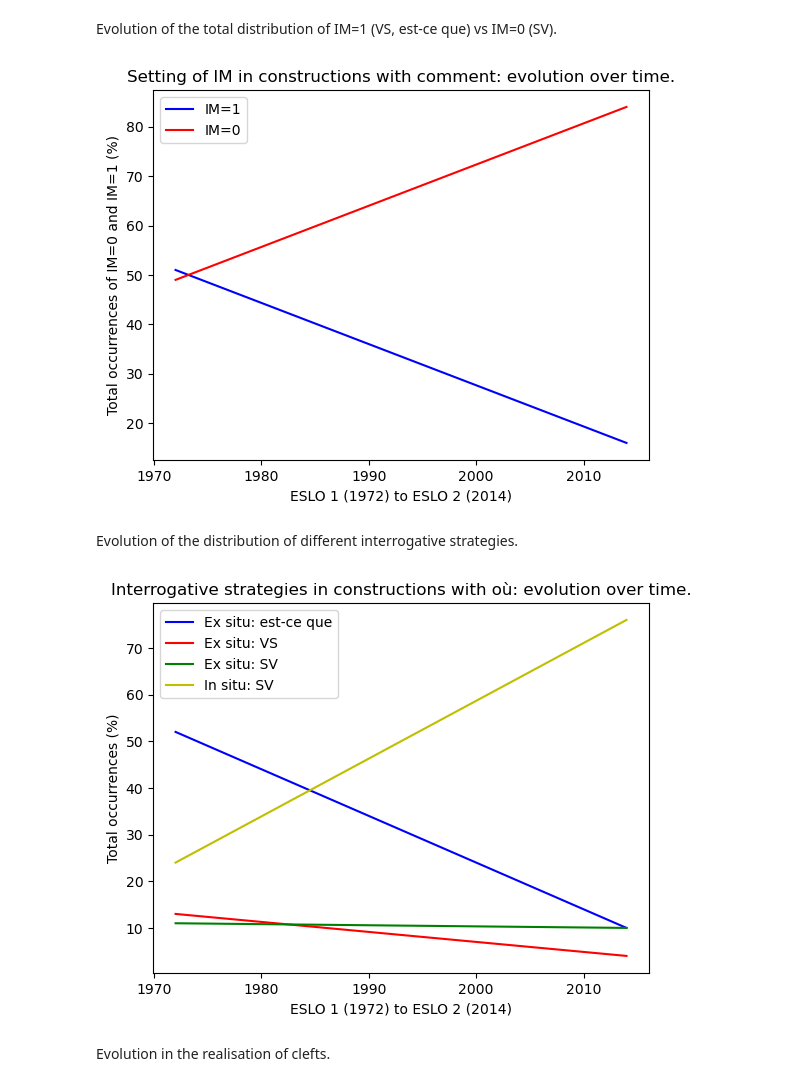
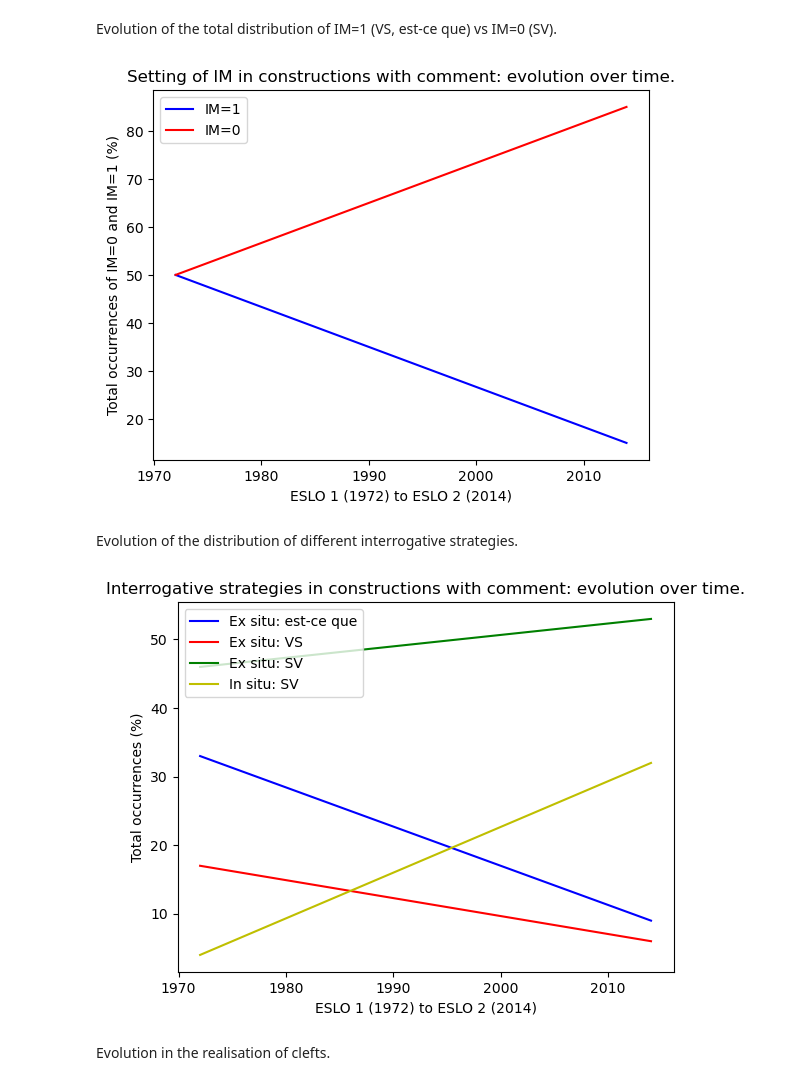
Before and after one commit to CaterinaBi/parameters-corpus-work, a Jupyter notebook: data/ESLO/visualisations/visualisations_comment.ipynb, the cells around one changed output. Cells and saved outputs as stored; diff of their text form; code cells hidden in the pictures.

Commit message:
Implements last visualisation

```diff
--- a/data/ESLO/visualisations/visualisations_comment.ipynb
+++ b/data/ESLO/visualisations/visualisations_comment.ipynb
@@ -31,10 +31,10 @@ Evolution of the total distribution of IM=1 (VS, est-ce que) vs IM=0 (SV).
 # setting of IM with comment
 
 x1 = [1972, 2014] # IM=1
-y1 = [51, 16]
+y1 = [50, 15]
 
 x2 = [1972, 2014] # IM=0
-y2 = [49, 84]
+y2 = [50, 85]
 
 for i in range(0, len(x), 2):
     plt.plot(x1, y1, "-b", label="IM=1")
@@ -51,42 +51,42 @@ plt.title('Setting of IM in constructions with comment: evolution over time.')
 # display the plot
 plt.show()
 # %% [output]
-[figure, old version]
+[figure, new version]
 # %% [markdown]
 Evolution of the distribution of different interrogative strategies.
 # %%
 # Total occurrences of different interrogative strategies
 
 x1 = [1972, 2014] # ex situ est-ce que
-y1 = [52, 10]
+y1 = [33, 9]
 
 x2 = [1972, 2014] # ex situ VS
-y2 = [13, 4]
+y2 = [17, 6]
 
 x3 = [1972, 2014] # ex situ sv
-y3 = [11, 10]
+y3 = [46, 53]
 
 x4 = [1972, 2014] # in situ
-y4 = [24, 76]
+y4 = [4, 32]
 
 for i in range(0, len(x), 2):
     plt.plot(x1, y1, "-b", label="Ex situ: est-ce que")
     plt.plot(x2, y2, "-r", label="Ex situ: VS")
     plt.plot(x3, y3, "-g", label="Ex situ: SV")
     plt.plot(x4, y4, "-y", label="In situ: SV")
 
 # define legend
 plt.legend(loc="upper left")
 
 # define labels
 plt.xlabel('ESLO 1 (1972) to ESLO 2 (2014)')
 plt.ylabel('Total occurrences (%)')
 plt.title('Interrogative strategies in constructions with comment: evolution over time.')
 
 # display the plot
 plt.show()
 # %% [output]
-[figure, old version]
+[figure, new version]
 # %% [markdown]
 Evolution in the realisation of clefts.
 # %%
```
Also changed, not shown: parts of 1 cell of this notebook, 1 other file.
